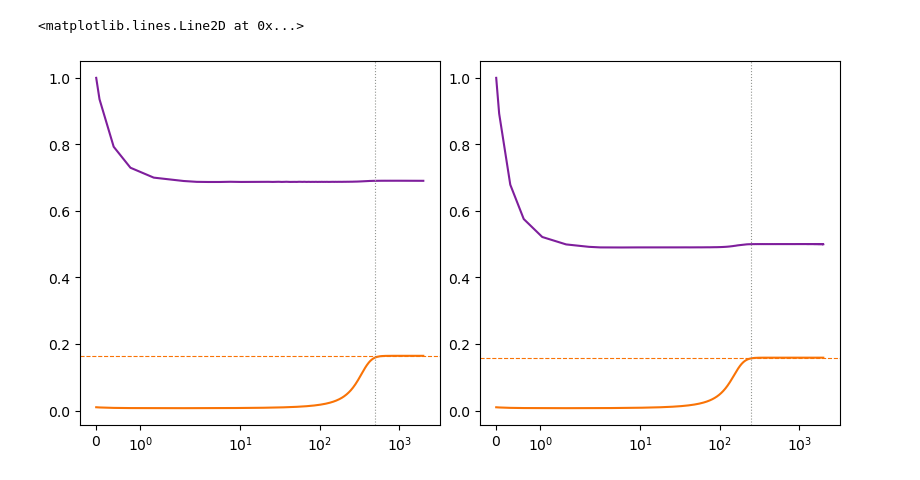
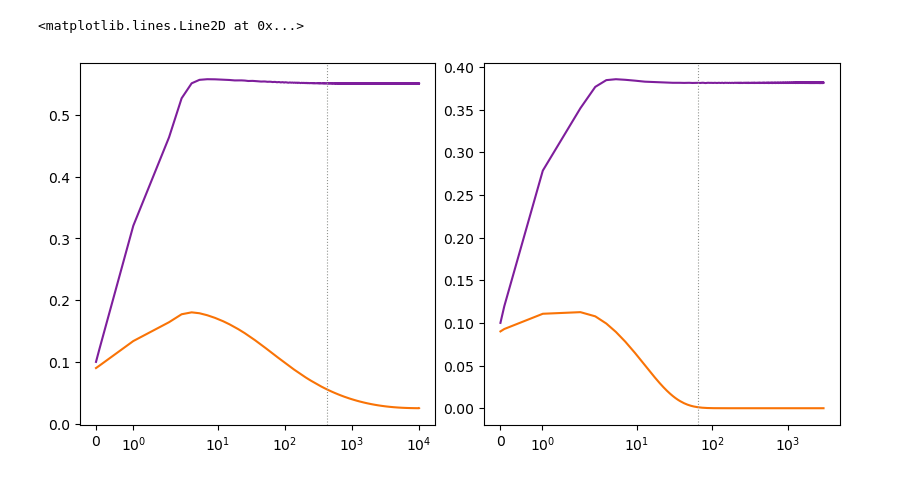
Before and after one commit to dmarchp/TFM_code, a Jupyter notebook: non_lin_models/det_sols_non_lin/ode_int.ipynb, the cells around one changed output. Saved outputs shown, nothing was run; the diff lists cells and outputs as text; code cells hidden in the pictures.

```diff
--- a/non_lin_models/det_sols_non_lin/ode_int.ipynb
+++ b/non_lin_models/det_sols_non_lin/ode_int.ipynb
@@ -24,7 +24,8 @@ def rho_m_teo(pi,l1,l2,gamma):
     m = np.sqrt(rho**2 - 4*pi/(l2 + gamma/(1-rho)))
     return (rho, m)
 # %%
-rhom0 = (1.0, 0.01)
+# rhom0 = (1.0, 0.01)
+rhom0 = (0.1, 0.09)
 
 # combinations of parameters that yield very similar m* in both models
 pi = 0.01
@@ -35,17 +36,23 @@ pi = 0.2
 l1 = 2.0
 other_interaction = 1.78
 
+# prova especifica:
+pi, l1, other_interaction = 0.1, 1.5, 1.32
+
+maxTime = 3000
+
 # HOI
 l2, gamma = other_interaction, 0.0
-sol_hoi = solve_ivp(ode_rho_m, [0, 2000], rhom0, args=(pi, l1, l2, gamma))
+sol_hoi = solve_ivp(ode_rho_m, [0, 1e4], rhom0, args=(pi, l1, l2, gamma))
 rhom_teo_hoi = rho_m_teo(pi, l1, l2, gamma)
-tss_hoi = evoTimeDeriv(sol_hoi, discard_initial=50.0)
+# tss_hoi = evoTimeDeriv_solve_ivp(sol_hoi, discard_initial=25.0, thresh=8e-5)
+tss_hoi, evoDeriv = evoTimeDeriv_general(sol_hoi.t[sol_hoi.t > 50.0], sol_hoi.y[1][sol_hoi.t > 50.0], getFullEvo=True, thresh=5e-5)
 
 # CI
 l2, gamma = 0.0, other_interaction
-sol_ci = solve_ivp(ode_rho_m, [0, 2000], rhom0, args=(pi, l1, l2, gamma))
+sol_ci = solve_ivp(ode_rho_m, [0, maxTime], rhom0, args=(pi, l1, l2, gamma))
 rhom_teo_ci = rho_m_teo(pi, l1, l2, gamma)
-tss_ci = evoTimeDeriv(sol_ci, discard_initial=50.0)
+tss_ci = evoTimeDeriv_solve_ivp(sol_ci, discard_initial=25.0, thresh=1e-4)
 print('ms ', rhom_teo_hoi[1], rhom_teo_ci[1])
 print('tss ', tss_hoi, tss_ci)
 # %% [output]
@@ -76,17 +61,17 @@ array([0.16457432, 0.16457739, 0.16457921, 0.16457762, 0.16457459,
 # %%
 fig, ax = plt.subplots(1, 2, figsize=(8,4), constrained_layout=True)
 ax[0].set(xscale='symlog')
 ax[1].set(xscale='symlog')
 
 ax[0].plot(sol_hoi.t, sol_hoi.y[0], color='xkcd:purple')
 ax[0].plot(sol_hoi.t, sol_hoi.y[1], color='xkcd:orange')
-ax[0].axhline(rhom_teo_hoi[1], color='xkcd:orange', ls='--', lw=0.8)
+# ax[0].axhline(rhom_teo_hoi[1], color='xkcd:orange', ls='--', lw=0.8)
 ax[0].axvline(tss_hoi, color='xkcd:gray', ls=':', lw=0.8)
 
 ax[1].plot(sol_ci.t, sol_ci.y[0], color='xkcd:purple')
 ax[1].plot(sol_ci.t, sol_ci.y[1], color='xkcd:orange')
-ax[1].axhline(rhom_teo_ci[1], color='xkcd:orange', ls='--', lw=0.8)
+# ax[1].axhline(rhom_teo_ci[1], color='xkcd:orange', ls='--', lw=0.8)
 ax[1].axvline(tss_ci, color='xkcd:gray', ls=':', lw=0.8)
 # %% [output]
 <matplotlib.lines.Line2D at 0x...>
-[figure, old version]
+[figure, new version]
```
Also changed, not shown: parts of 9 cells of this notebook, 4 other files.
